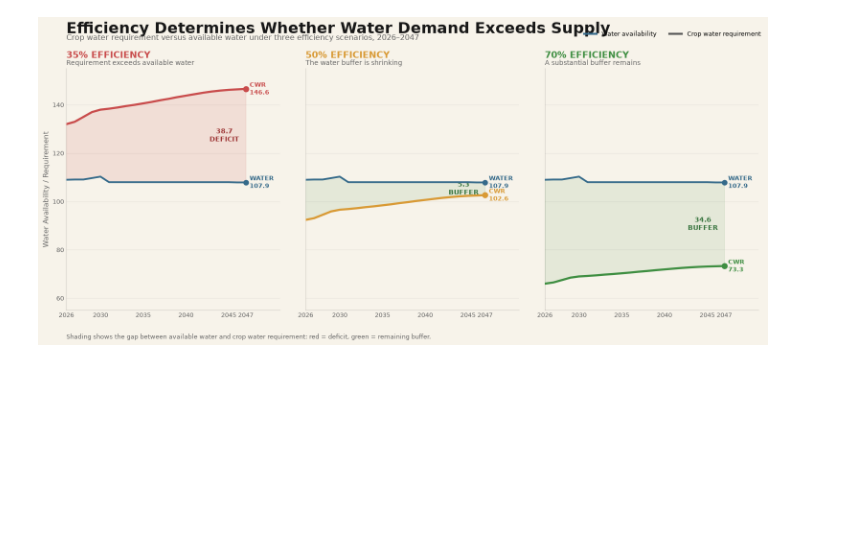
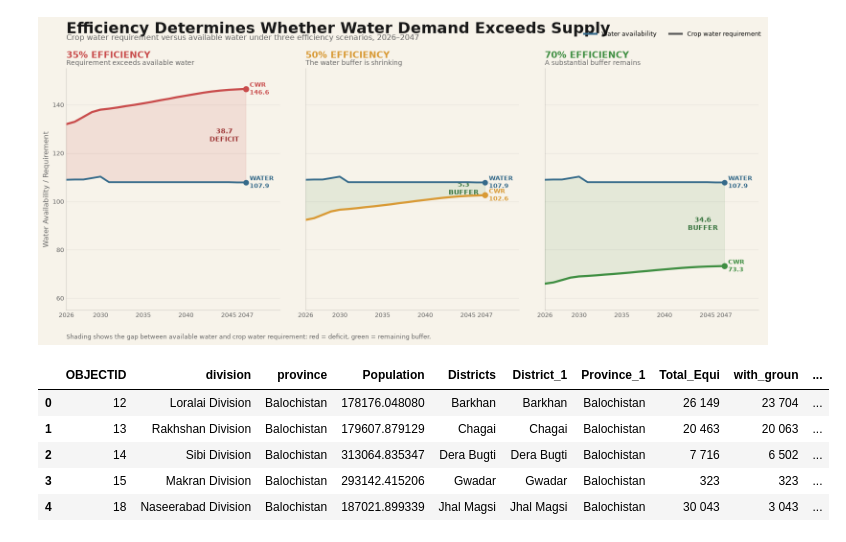
Before and after one commit to imtiazNDMA/climatesmartagri, a Jupyter notebook: main.ipynb, the cells around one changed output. Cells and saved outputs as stored; diff of their text form; code cells hidden in the pictures; blank space fills up the shorter version.

```diff
--- a/main.ipynb
+++ b/main.ipynb
@@ -3583,0 +3592,9 @@ plt.show()
+# %%
+gdf.head()
+# %% [output]
+|  | OBJECTID | division | province | Population | Districts | District_1 | Province_1 | Total_Equi | with_groun | ... |
+| 0 | 12 | Loralai Division | Balochistan | 178176.048080 | Barkhan | Barkhan | Balochistan | 26 149 | 23 704 | ... |
+| 1 | 13 | Rakhshan Division | Balochistan | 179607.879129 | Chagai | Chagai | Balochistan | 20 463 | 20 063 | ... |
+| 2 | 14 | Sibi Division | Balochistan | 313064.835347 | Dera Bugti | Dera Bugti | Balochistan | 7 716 | 6 502 | ... |
+| 3 | 15 | Makran Division | Balochistan | 293142.415206 | Gwadar | Gwadar | Balochistan | 323 | 323 | ... |
+| 4 | 18 | Naseerabad Division | Balochistan | 187021.899339 | Jhal Magsi | Jhal Magsi | Balochistan | 30 043 | 3 043 | ... |
```
Also changed, not shown: parts of 9 cells of this notebook, 8 other files.
